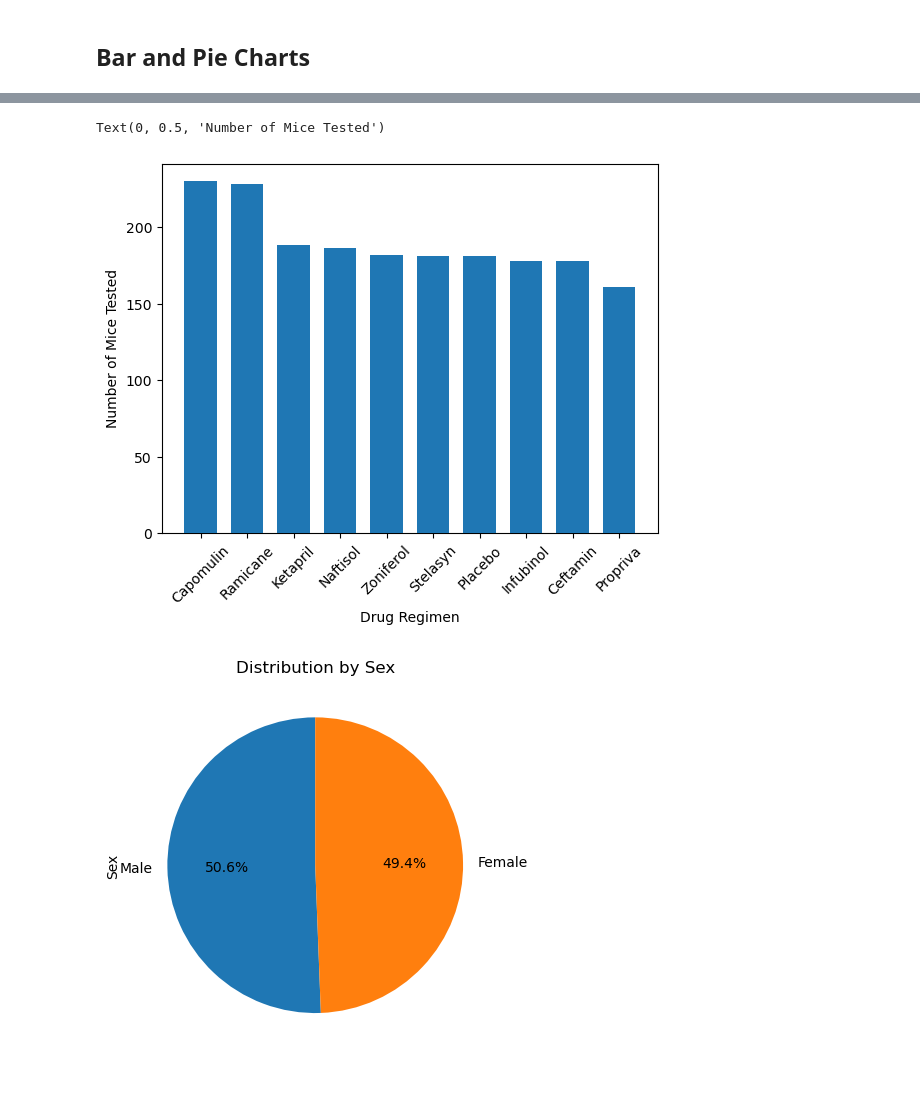
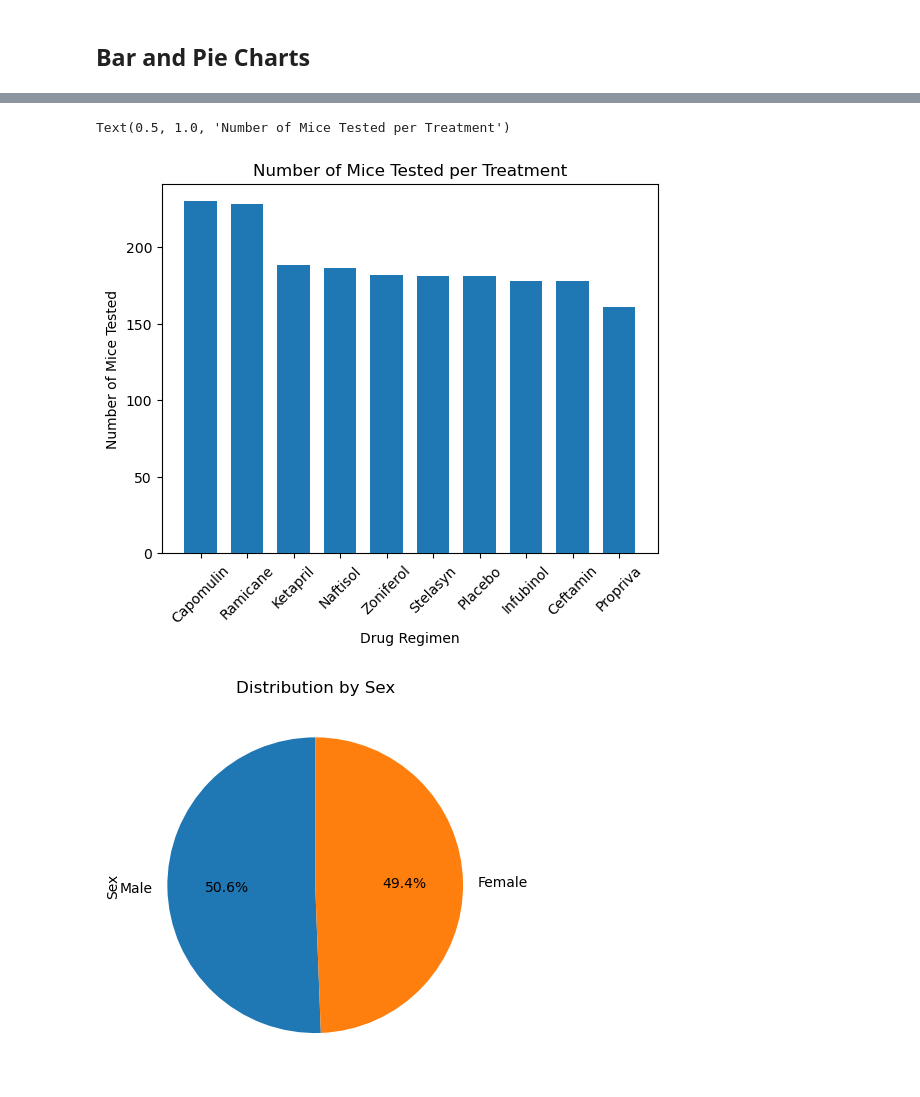
Before and after one commit to taniyatalukdar/ChallengeFive, a Jupyter notebook: pymaceuticals_starter.ipynb, the cells around one changed output, grey strips where cells are left out. Saved outputs shown, nothing was run; the diff lists cells and outputs as text; code cells hidden in the pictures.

```diff
--- a/pymaceuticals_starter.ipynb
+++ b/pymaceuticals_starter.ipynb
@@ -144,18 +148,19 @@ plt.show()
 # %%
 # Generate a bar plot showing the total number of timepoints for all mice tested for each drug regimen using pyplot.
 
 counts = merged_study_mouse["Drug Regimen"].value_counts()
 
 x_axis = counts.index.values
 
 plt.bar(x_axis, counts, width = 0.7, zorder = 3)
 plt.xticks(rotation = 45)
 
 plt.xlabel("Drug Regimen")
 plt.ylabel("Number of Mice Tested")
+plt.title("Number of Mice Tested per Treatment")
 # %% [output]
-Text(0, 0.5, 'Number of Mice Tested')
+Text(0.5, 1.0, 'Number of Mice Tested per Treatment')
-[figure, old version]
+[figure, new version]
 # %%
 # Generate a pie plot showing the distribution of female versus male mice using Pandas
 pieChart = merged_study_mouse["Sex"].value_counts()
```
Also changed, not shown: parts of 13 cells of this notebook, 1 other file.
